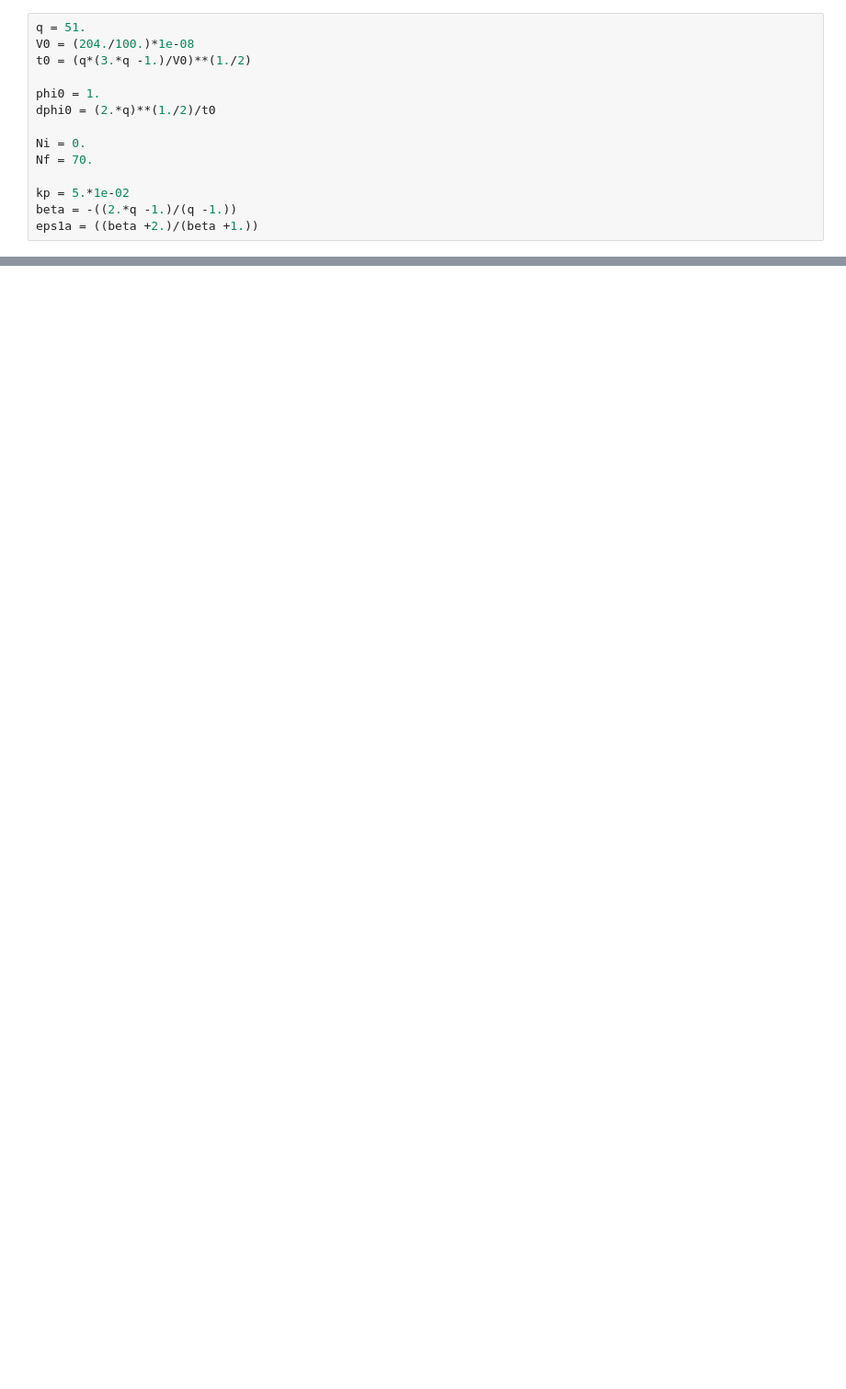
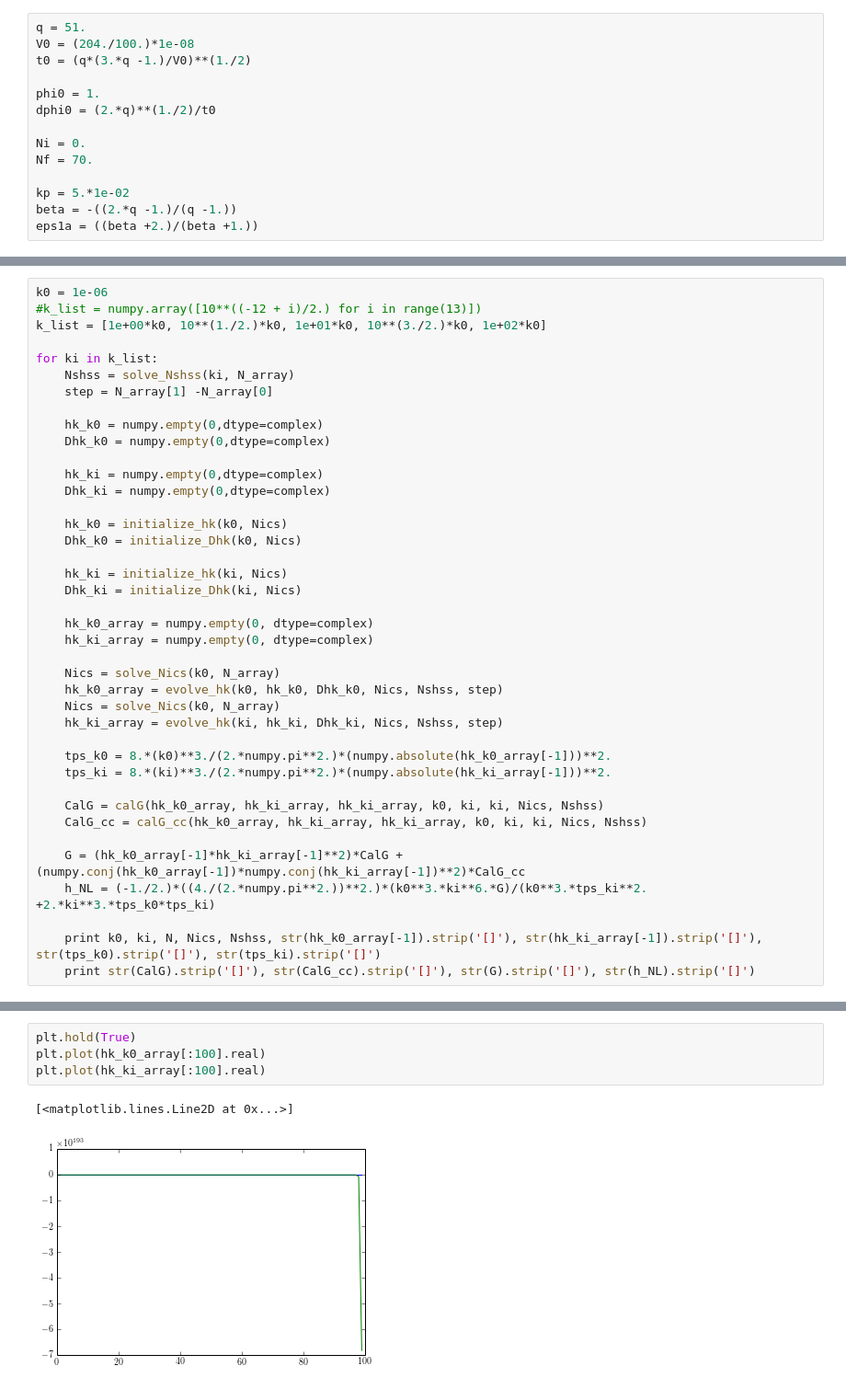
Before and after one commit to rahulporuri/project_work, a Jupyter notebook: power_law/tensor_bi-spectrum_squeezed_limit.ipynb, the cells around one changed output, grey strips where cells are left out. Shown at 92% size. Saved outputs shown, nothing was run; the diff lists cells and outputs as text; blank space fills up the shorter version.

```diff
--- a/power_law/tensor_bi-spectrum_squeezed_limit.ipynb
+++ b/power_law/tensor_bi-spectrum_squeezed_limit.ipynb
@@ -395,0 +163,40 @@ plt.semilogx(k_list[3:], numpy.real(h_NL[3:]))
+# %%
+k0 = 1e-06
+#k_list = numpy.array([10**((-12 + i)/2.) for i in range(13)])
+k_list = [1e+00*k0, 10**(1./2.)*k0, 1e+01*k0, 10**(3./2.)*k0, 1e+02*k0]
+
+for ki in k_list:
+    Nshss = solve_Nshss(ki, N_array)
+    step = N_array[1] -N_array[0]
+
+    hk_k0 = numpy.empty(0,dtype=complex)
+    Dhk_k0 = numpy.empty(0,dtype=complex)
+
+    hk_ki = numpy.empty(0,dtype=complex)
+    Dhk_ki = numpy.empty(0,dtype=complex)
+
+    hk_k0 = initialize_hk(k0, Nics)
+    Dhk_k0 = initialize_Dhk(k0, Nics)
+
+    hk_ki = initialize_hk(ki, Nics)
+    Dhk_ki = initialize_Dhk(ki, Nics)
+
+    hk_k0_array = numpy.empty(0, dtype=complex)
+    hk_ki_array = numpy.empty(0, dtype=complex)
+
+    Nics = solve_Nics(k0, N_array)
+    hk_k0_array = evolve_hk(k0, hk_k0, Dhk_k0, Nics, Nshss, step)
+    Nics = solve_Nics(k0, N_array)
+    hk_ki_array = evolve_hk(ki, hk_ki, Dhk_ki, Nics, Nshss, step)
+
+    tps_k0 = 8.*(k0)**3./(2.*numpy.pi**2.)*(numpy.absolute(hk_k0_array[-1]))**2.
+    tps_ki = 8.*(ki)**3./(2.*numpy.pi**2.)*(numpy.absolute(hk_ki_array[-1]))**2.
+
+    CalG = calG(hk_k0_array, hk_ki_array, hk_ki_array, k0, ki, ki, Nics, Nshss)
+    CalG_cc = calG_cc(hk_k0_array, hk_ki_array, hk_ki_array, k0, ki, ki, Nics, Nshss)
+
+    G = (hk_k0_array[-1]*hk_ki_array[-1]**2)*CalG +(numpy.conj(hk_k0_array[-1])*numpy.conj(hk_ki_array[-1])**2)*CalG_cc
+    h_NL = (-1./2.)*((4./(2.*numpy.pi**2.))**2.)*(k0**3.*ki**6.*G)/(k0**3.*tps_ki**2. +2.*ki**3.*tps_k0*tps_ki)
+
+    print k0, ki, N, Nics, Nshss, str(hk_k0_array[-1]).strip('[]'), str(hk_ki_array[-1]).strip('[]'), str(tps_k0).strip('[]'), str(tps_ki).strip('[]')
+    print str(CalG).strip('[]'), str(CalG_cc).strip('[]'), str(G).strip('[]'), str(h_NL).strip('[]')
@@ -395,0 +255,7 @@ plt.semilogx(k_list[3:], numpy.real(h_NL[3:]))
+# %%
+plt.hold(True)
+plt.plot(hk_k0_array[:100].real)
+plt.plot(hk_ki_array[:100].real)
+# %% [output]
+[<matplotlib.lines.Line2D at 0x...>]
+[figure, added]
```
Also changed, not shown: parts of 45 cells of this notebook, 3 other files.
